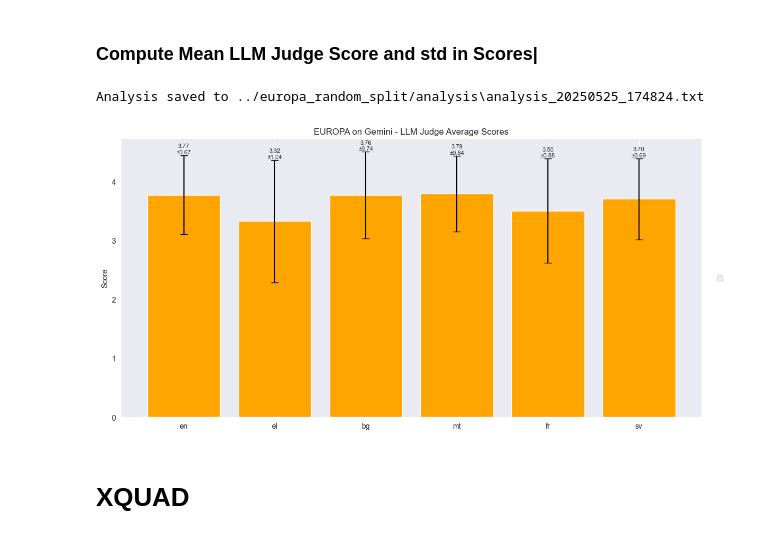
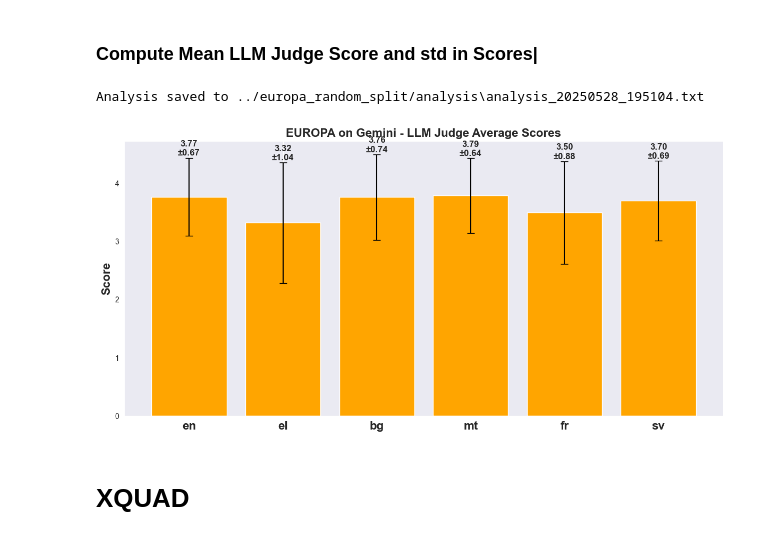
Before and after one commit to RobustML-Lab/Legal-Multilingual-Evaluation-of-LLMs, a Jupyter notebook: Pipeline/output/graphs/make_graphs.ipynb, the cells around one changed output. Drawn from its saved outputs; the diff is of its cells as text; code cells hidden in the pictures.

```diff
--- a/Pipeline/output/graphs/make_graphs.ipynb
+++ b/Pipeline/output/graphs/make_graphs.ipynb
@@ -12,7 +12,7 @@ from sklearn.metrics import confusion_matrix
 from collections import defaultdict
 from scipy.stats import entropy, mode
 
-root_dir = '../xnli/raw_results/google/attack_14'
+root_dir = '../xnli/raw_results/google/original'
 language_order = ['en', 'el', 'bg', 'es', 'fr', 'th']
 num_runs = 25
 num_classes = 3
@@ -249,10 +254,12 @@ for idx, lang in enumerate(language_order):
                     cbar_ax=cbar_ax if idx == 0 else None,
                     ax=ax,
                     vmin=0,
-                    vmax=vmax)
-        ax.set_title(f"{lang.upper()}")
-        ax.set_xlabel("Predicted")
-        ax.set_ylabel("True")
+                    vmax=vmax,
+                    annot_kws={'fontsize': 12, 'fontweight': 'bold'})
+        ax.set_title(f"{lang.upper()}", fontsize=16, fontweight='bold')
+        ax.set_xlabel("Predicted", fontsize=16, fontweight='bold')
+        ax.set_ylabel("True", fontsize=16, fontweight='bold')
+        ax.tick_params(axis='both', labelsize=12)
     else:
         ax.axis('off')
 
@@ -261,12 +268,13 @@ for idx in range(num_langs, len(axes)):
     axes[idx].axis('off')
 
 # Title and layout
-fig.suptitle("XNLI on Gemini with Word Substitution  Attack - Confusion Matrices by Language", fontsize=16)
+fig.suptitle("XNLI on Gemini - Confusion Matrices by Language",
+             fontsize=16, fontweight='bold')
 plt.tight_layout(rect=[0, 0, 0.9, 0.95])
 
 # Save
 pdf_path = os.path.join(plot_dir, "confusion_matrices.pdf")
-plt.savefig(pdf_path)
+plt.savefig(pdf_path, dpi=300, bbox_inches='tight')
 plt.show()
 
 print(f"Confusion matrices saved to: {pdf_path}")
@@ -309,47 +317,46 @@ plt.figure(figsize=(12, 6))
 bars = plt.bar(x, means, yerr=stds, capsize=5, color='orange')
 
 # Annotate bars
 for i, (mean, std) in enumerate(zip(means, stds)):
     plt.text(
         x[i],
         mean + std + 0.01,
         f"{mean:.2f}\n±{std:.2f}",
         ha='center',
         va='bottom',
-        fontsize=8
+        fontsize=12,
+        fontweight='bold'
     )
 
-# Ensure output directory exists
+# Styling
+plt.xticks(x, languages, fontsize=16, fontweight='bold')
+plt.ylabel("Score", fontsize=16, fontweight='bold')
+plt.title("EUROPA on Gemini - LLM Judge Average Scores", fontsize=16, fontweight='bold')
+plt.grid(axis='y')
+
+# Save analysis to file
 output_dir = "../europa_random_split/analysis"
 os.makedirs(output_dir, exist_ok=True)
 
-# Save analysis to file
 timestamp = datetime.now().strftime("%Y%m%d_%H%M%S")
 output_path = os.path.join(output_dir, f"analysis_{timestamp}.txt")
 with open(output_path, "w", encoding="utf-8") as out_file:
     out_file.write("Language\tMean Score\tStd Dev\n")
     for lang, mean, std in zip(languages, means, stds):
         out_file.write(f"{lang}\t{mean:.4f}\t{std:.4f}\n")
 
 print(f"Analysis saved to {output_path}")
 
-# Styling
-plt.xticks(x, languages)
-plt.ylabel("Score")
-plt.title("EUROPA on Gemini - LLM Judge Average Scores")
-plt.grid(axis='y')
-plt.legend(loc='center left', bbox_to_anchor=(1.02, 0.5))
-
+# Save figure
 output_dir = "europa_random_split"
 os.makedirs(output_dir, exist_ok=True)
 
+plt.tight_layout()
 plt.savefig(os.path.join(output_dir, "europa.pdf"), format='pdf', bbox_inches='tight')
-
-plt.tight_layout()
 plt.show()
 # %% [output]
-Analysis saved to ../europa_random_split/analysis\analysis_20250525_174824.txt
+Analysis saved to ../europa_random_split/analysis\analysis_20250528_195104.txt
-[figure, old version]
+[figure, new version]
 # %% [markdown]
 # XQUAD
 # %% [markdown]
```
Also changed, not shown: parts of 7 cells of this notebook, 42 other files.
